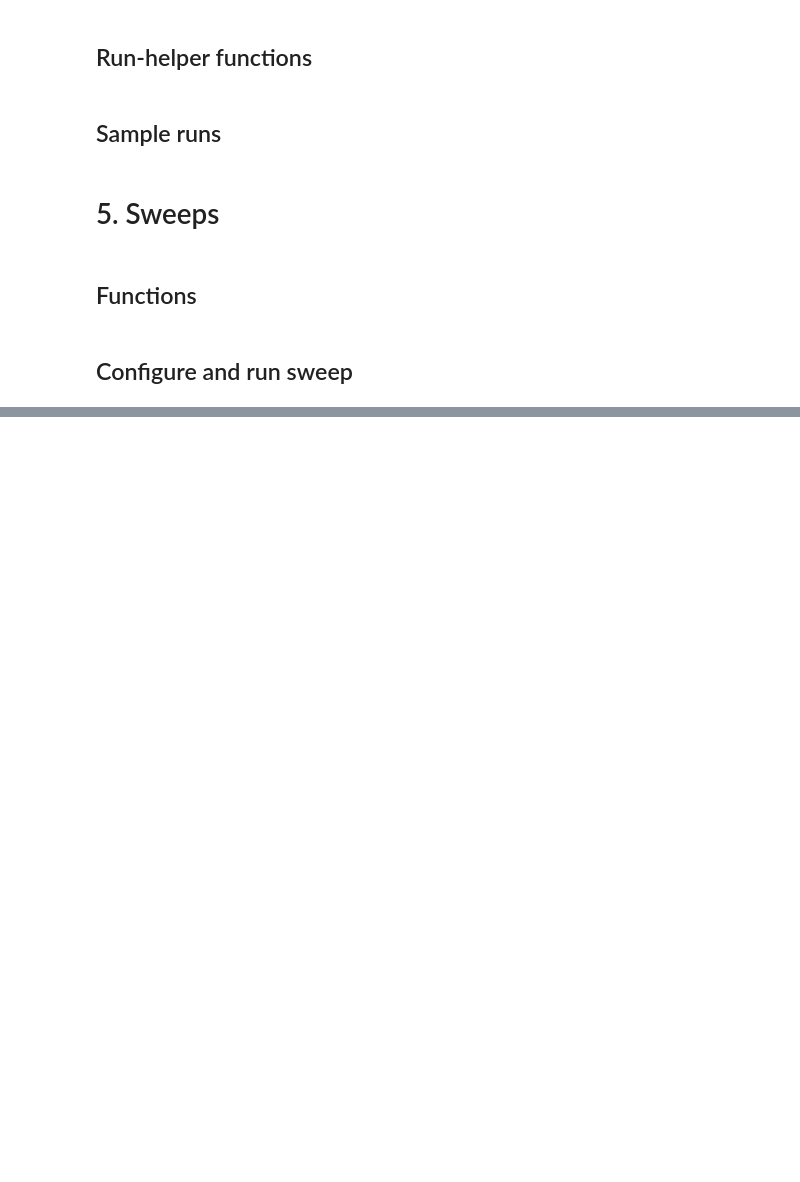
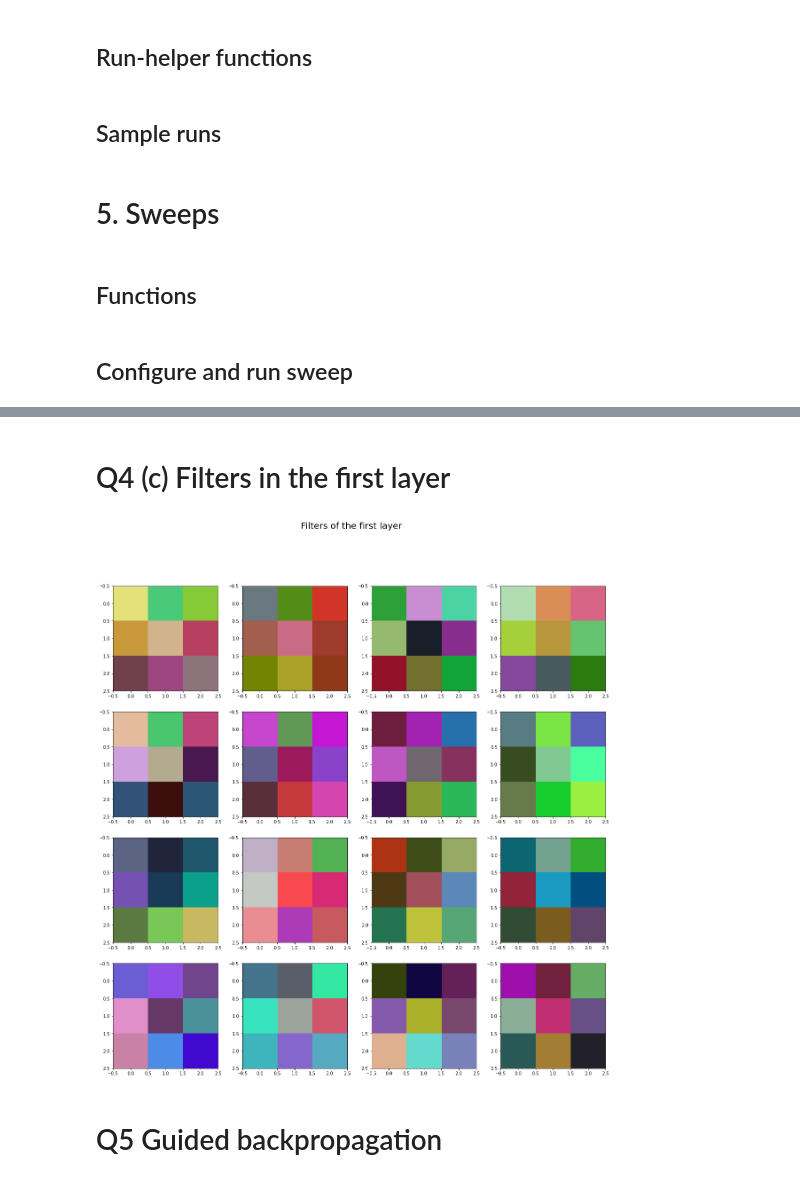
Before and after one commit to vasid99/cs6910-dl, a Jupyter notebook: Assignment02/Assignment02_part_A.ipynb, the cells around one changed output, grey strips where cells are left out. Cells and saved outputs as stored; diff of their text form; code cells hidden in the pictures; blank space fills up the shorter version.

```diff
--- a/Assignment02/Assignment02_part_A.ipynb
+++ b/Assignment02/Assignment02_part_A.ipynb
@@ -407,0 +587,17 @@ wandb.agent(sweepId, function = runWandbSweep)
+# %% [markdown]
+# Q4 (c) Filters in the first layer
+# %%
+filters, biases = model.layers[1].get_weights()
+num_filters = filters.shape[-1]
+
+filters = (filters - filters.min())/(filters.max()-filters.min())
+
+grid_f_x = int(np.ceil(num_filters**0.5))
+grid_f_y = num_filters//grid_f_x
+fig2, ax = plt.subplots(grid_f_y, grid_f_x, figsize=(20,20))
+for i in range(num_filters):
+    ax[i//grid_f_x, i%grid_f_x].imshow(filters[:,:,:,i])
+fig2.suptitle('Filters of the first layer', size=20)
+plt.show()
+# %% [output]
+[figure, added]
@@ -407,0 +606,2 @@ wandb.agent(sweepId, function = runWandbSweep)
+# %% [markdown]
+# Q5 Guided backpropagation
```
Also changed, not shown: parts of 19 cells of this notebook.
